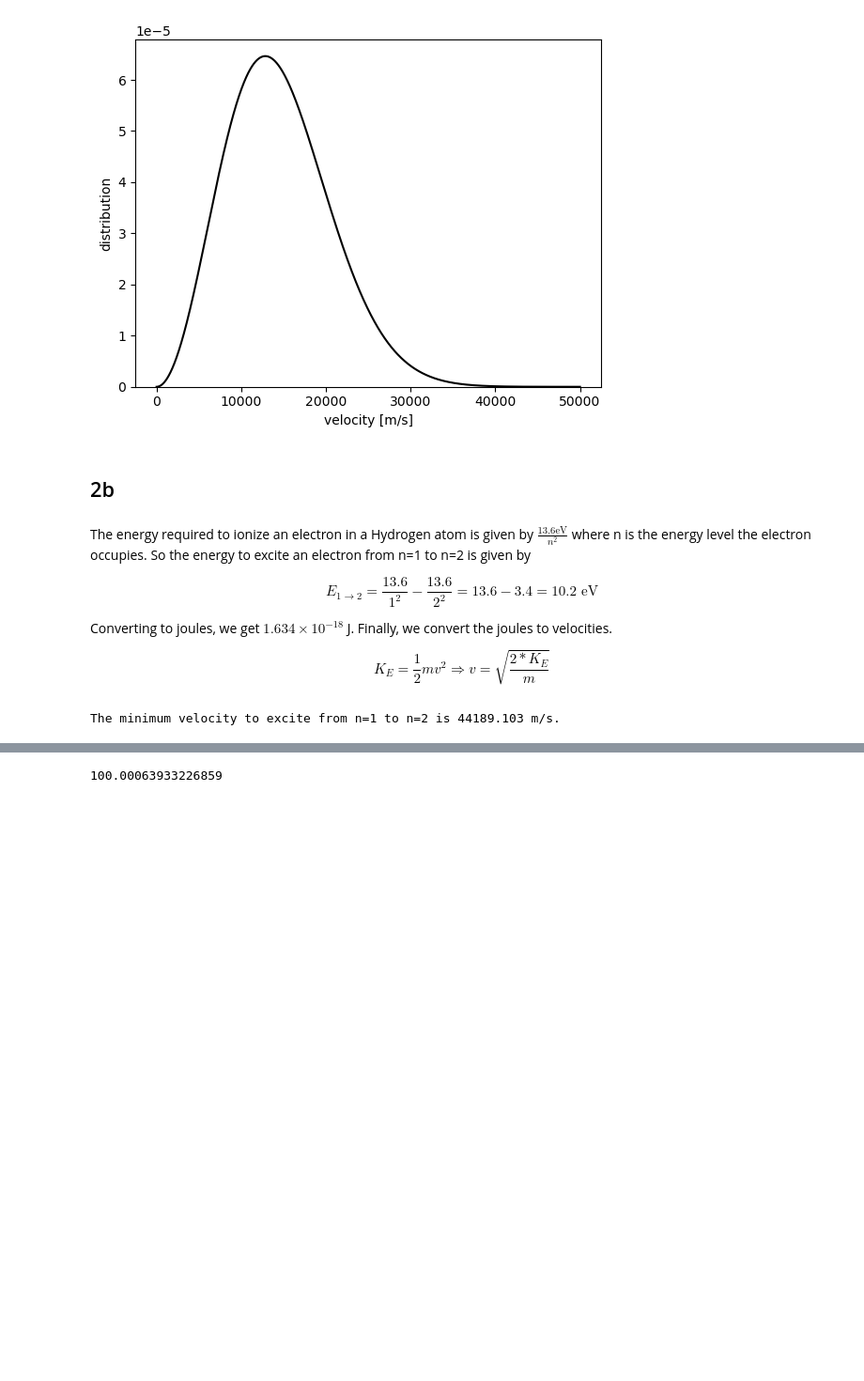
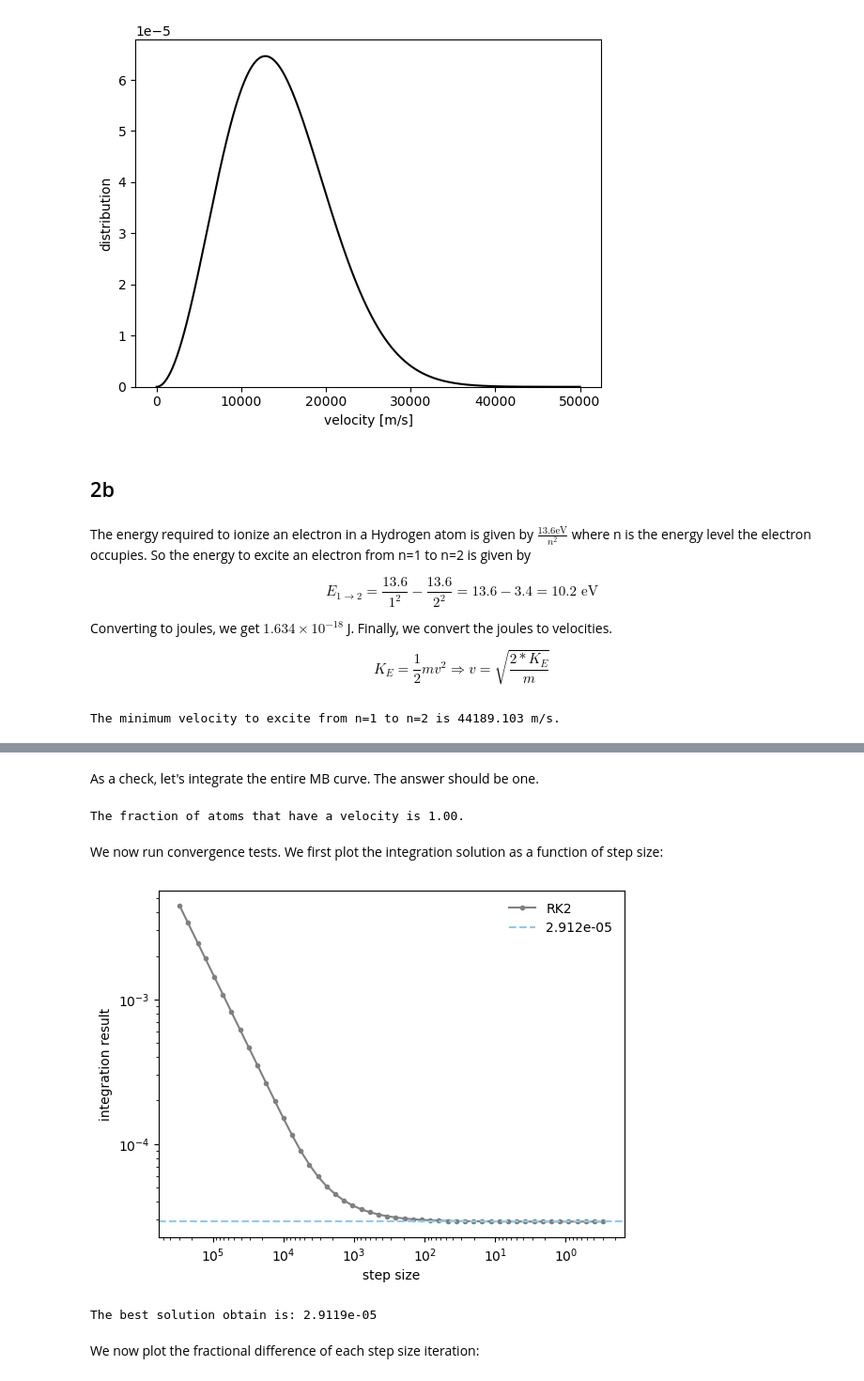
Before and after one commit to gilgarcia-01/ASTR5900, a Jupyter notebook: hw/hw3/ggarcia_hw3_numerical_integration.ipynb, the cells around one changed output, grey strips where cells are left out. Shown at 94% size. Cells and saved outputs as stored; diff of their text form; code cells hidden in the pictures; blank space fills up the shorter version.

Commit message:
question 2 answered

```diff
--- a/hw/hw3/ggarcia_hw3_numerical_integration.ipynb
+++ b/hw/hw3/ggarcia_hw3_numerical_integration.ipynb
@@ -76,7 +76,7 @@ def euler_integration(function,y0,x0,xf,num_of_steps):
     '''
     #we calculate the step size from the given boundary points and
     #num. of steps
-    step_size = (xf - x0)/num_of_steps
+    step_size = float((xf - x0)/num_of_steps)
     #we initialize our xi and yi to be the initial x and y given
     xi,yi = x0,y0
     #initialize the x and y list that we will write the values of each
@@ -113,7 +113,7 @@ def RK2(function,y0,x0,xf,num_of_steps):
     '''
     #we calculate the step size from the given boundary points and
     #num. of steps
-    step_size = (xf - x0)/num_of_steps
+    step_size = float((xf - x0)/num_of_steps)
     #we initialize our xi and yi to be the initial x and y given
     yi = y0
     xi = x0
@@ -447,10 +447,10 @@ k_boltz = 1.38e-23 # boltzmann constant [m^2*kg/(s^2*K)]
 mass_H = 1.6736e-27 #mass of hydrogen [kg]
 # %%
 #we now write up the maxwell-boltzmann equation:
-def maxwell_boltzmann(var1,velocity):
-    term1 = (mass_H / (2*np.pi*k_boltz*temp))**(3/2)
-    term2 = 4*np.pi*velocity**2
-    expterm = -((mass_H * velocity**2) / (2*k_boltz*temp))
+def maxwell_boltzmann(velocity,var1):
+    term1 = (mass_H / (2.*np.pi*k_boltz*temp))**(3./2.)
+    term2 = 4.*np.pi*velocity**2.
+    expterm = -((mass_H * velocity**2.) / (2.*k_boltz*temp))
     return term1 * term2 *np.exp(expterm)
 # %% [markdown]
 ## 2a
@@ -518,2 +502,4 @@ y_lst
+# %% [markdown]
+As a check, let's integrate the entire MB curve. The answer should be one.
 # %%
 #set up parameters for finding total number of atoms
@@ -524,4 +510,44 @@ total_atoms = y_lst[-1]
 # %%
-total_atoms
+print('The fraction of atoms that have a velocity is {:.2f}.'.format(total_atoms))
 # %% [output]
-100.00063933226859
+The fraction of atoms that have a velocity is 1.00.
+# %% [markdown]
+We now run convergence tests. We first plot the integration solution as a function of step size:
+# %%
+#set up parameters for finding total number of atoms
+xinitial_2b,xfinal_2b = velocity_threshold, 3_000_000
+yinitial_2b = 0.0
+
+#we define an array of number of steps from 10^(1) to 10^(6)
+num_of_steps_arr = [round(value) for value in np.logspace(1,7,50)]
+
+#initialize a few lists to which we will append values into
+step_size = []
+mb_rk2_ylst,mb_rk2_xlst = [], []
+#now we will run RK2
+#for each value in our number of steps array
+for steps in num_of_steps_arr:
+    #compute the step size
+    step_size += [(xfinal_2b - xinitial_2b)/steps]
+    #run rk2 and euler for this step size
+    rk2_xlst_2b,rk2_ylst_2b = RK2(maxwell_boltzmann,yinitial_2b,xinitial_2b,xfinal_2b,steps)
+    #apend the final x and y value of the integration
+    mb_rk2_xlst += [rk2_xlst_2b[-1]]
+    mb_rk2_ylst += [rk2_ylst_2b[-1]]
+# %%
+#lets visuallize our results:
+plt.loglog(step_size,mb_rk2_ylst,color='gray',label='RK2',marker='.')
+plt.axhline(mb_rk2_ylst[-1],color='skyblue',linestyle='--',label='{:.3e}'.format(mb_rk2_ylst[-1]))
+plt.ylabel('integration result')
+plt.xlabel('step size')
+plt.gca().invert_xaxis()
+plt.legend(frameon=False)
+plt.show()
+# %% [output]
+[figure, added]
+# %%
+print('The best solution obtain is: {:.4e}'.format(mb_rk2_ylst[-1]))
+# %% [output]
+The best solution obtain is: 2.9119e-05
+# %% [markdown]
+We now plot the fractional difference of each step size iteration:
```
Also changed, not shown: parts of 15 cells of this notebook.
